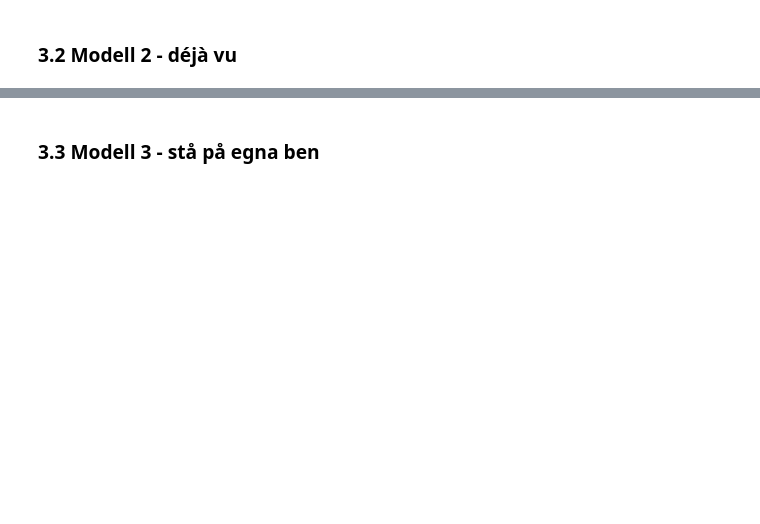
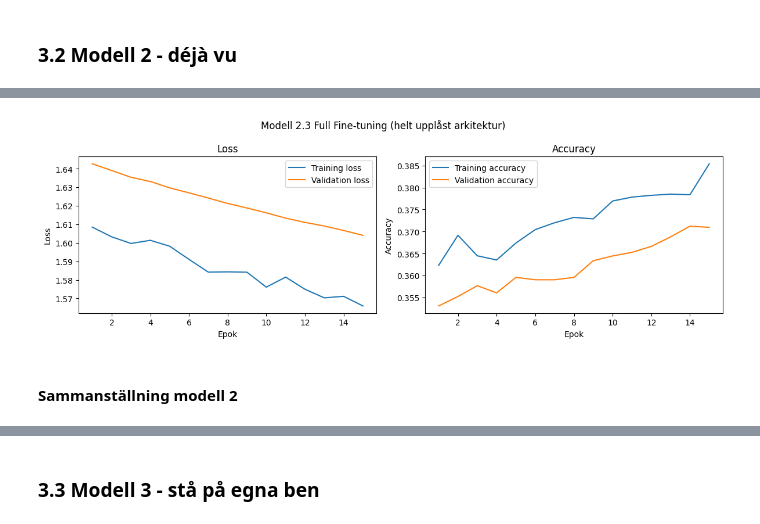
Before and after one commit to josefinoleryd/facial-expression-cnn, a Jupyter notebook: model-experiments-and-report.ipynb, the cells around one changed output, grey strips where cells are left out. Saved outputs shown, nothing was run; the diff lists cells and outputs as text; code cells hidden in the pictures; blank space fills up the shorter version.

```diff
--- a/model-experiments-and-report.ipynb
+++ b/model-experiments-and-report.ipynb
@@ -891,0 +1060,13 @@ summary_df.style.format({
+# %%
+model_2_3 = model_2_2
+
+for layer in model_2_3.layers:
+    layer.trainable = True
+# %%
+model_2_3.compile(
+    optimizer=optimizers.Adam(learning_rate=1e-5),
+    loss="sparse_categorical_crossentropy",
+    metrics=["accuracy"]
+)
+
+model_2_3.summary()
@@ -891,0 +1098,18 @@ summary_df.style.format({
+# %%
+start_time = time.time()
+
+# Tränar modellen och sparar träningsresultatet i en history-variabel
+history_2_3 = model_2_3.fit(
+    X_train_m2_scaled,
+    y_train_m2,
+    validation_data=(X_val_m2_scaled, y_val_m2),
+    epochs=15,
+    batch_size=32,
+    # callbacks=[early_stopping]
+)
+
+end_time = time.time()
+
+training_time_2_3 = end_time - start_time
+
+print(f"Träningstid: {training_time_2_3}s")
@@ -891,0 +1134,6 @@ summary_df.style.format({
+# %%
+plot_history(history_2_3, title="Modell 2.3 Full Fine-tuning (helt upplåst arkitektur)")
+# %% [output]
+[figure, added]
+# %% [markdown]
+#### Sammanställning modell 2
```
Also changed, not shown: parts of 60 cells of this notebook.
